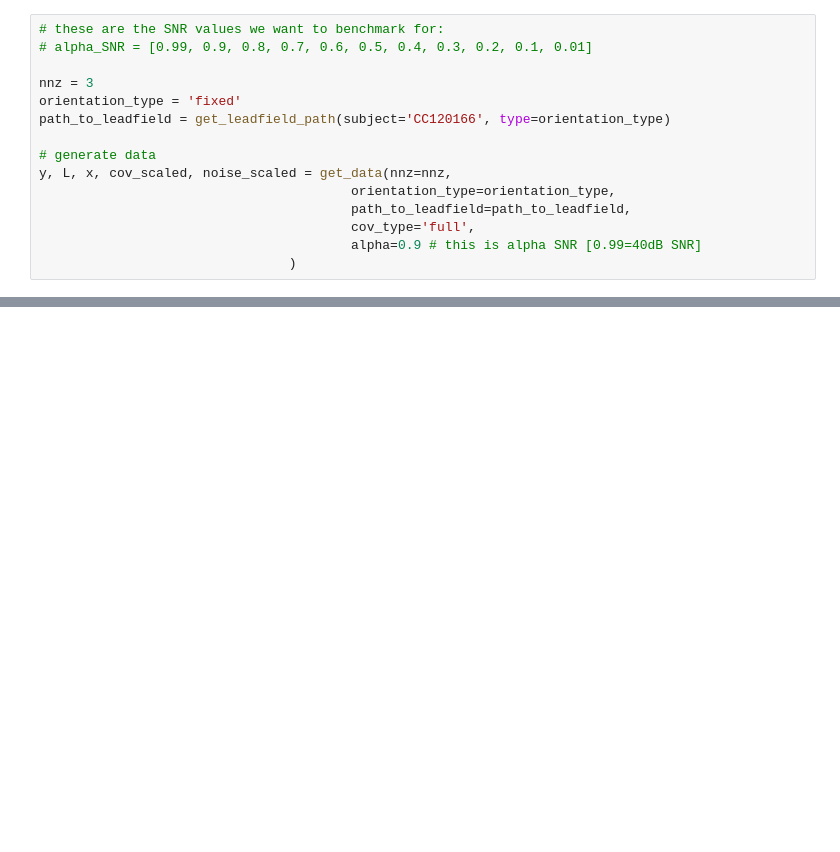
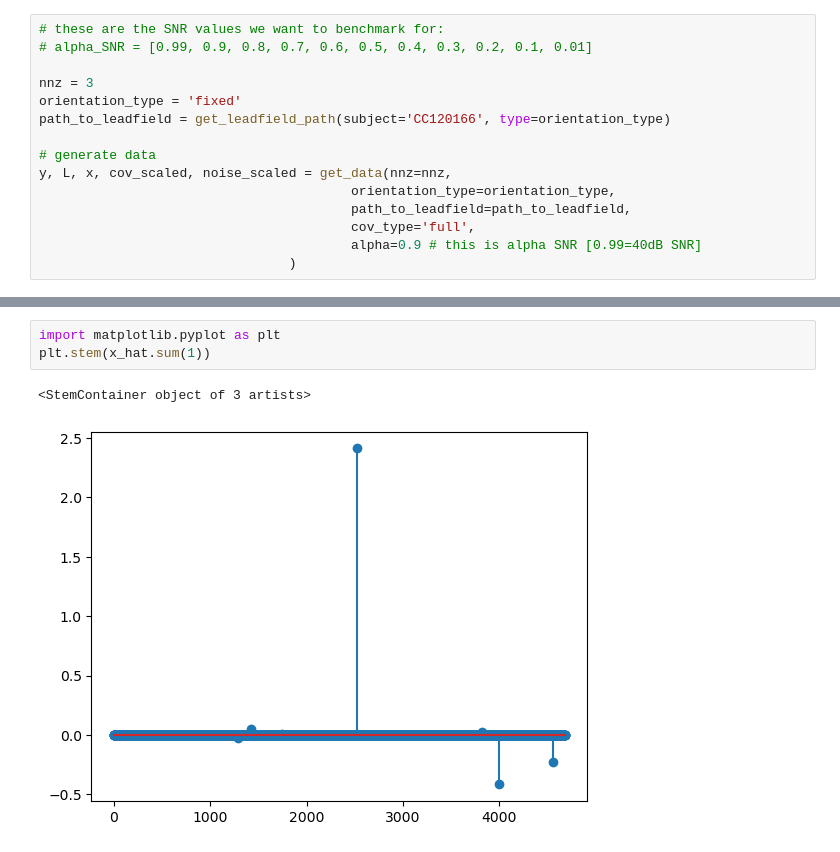
Before and after one commit to braindatalab/BSI-Zoo, a Jupyter notebook: check_gamma_map.ipynb, the cells around one changed output, grey strips where cells are left out. Drawn from its saved outputs; the diff is of its cells as text; blank space fills up the shorter version.

```diff
--- a/check_gamma_map.ipynb
+++ b/check_gamma_map.ipynb
@@ -257,3 +445,9 @@ NameError: name 'gammas' is not defined
+# %%
+import matplotlib.pyplot as plt
+plt.stem(x_hat.sum(1))
+# %% [output]
+<StemContainer object of 3 artists>
+[figure, added]
 # %%
 from bsi_zoo.metrics import emd
 
```
Also changed, not shown: parts of 7 cells of this notebook, 1 other file.
